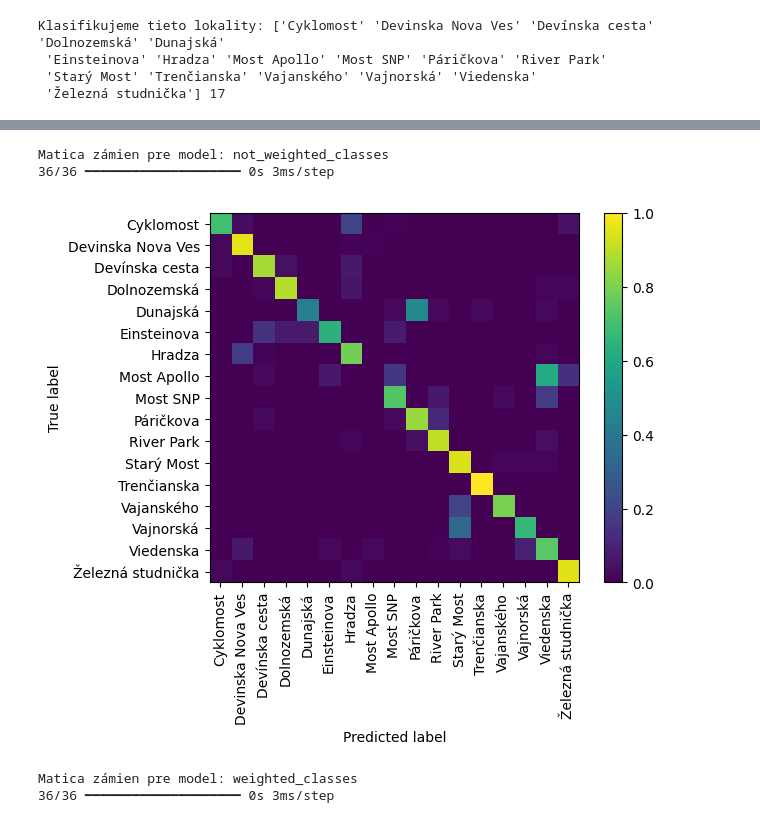
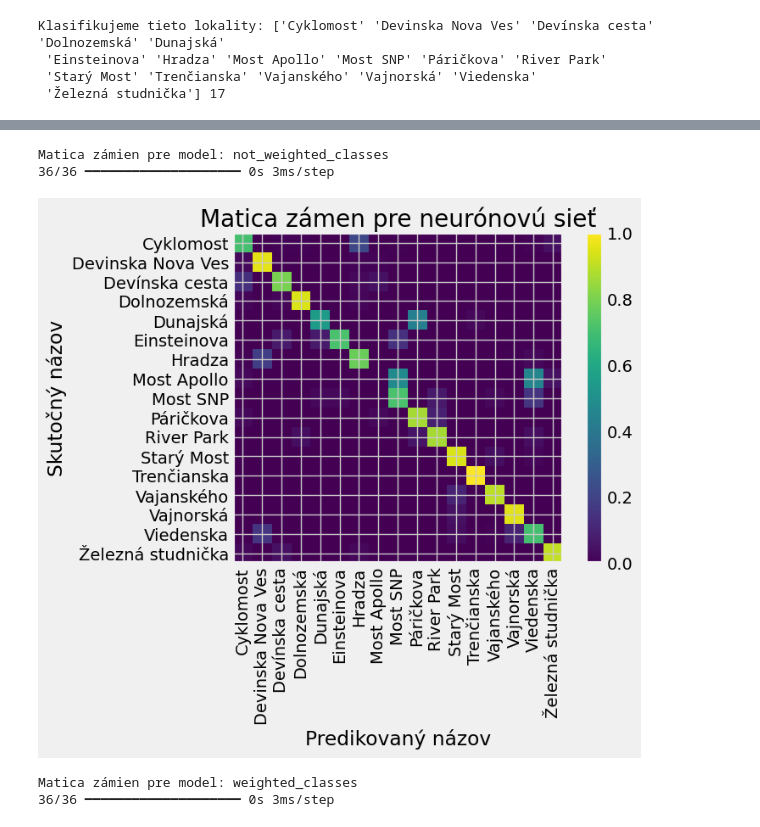
Before and after one commit to sugy-w/PRIDAV-JPD, a Jupyter notebook: Routes Classifier/neural_network.ipynb, the cells around one changed output, grey strips where cells are left out. Drawn from its saved outputs; the diff is of its cells as text; code cells hidden in the pictures.

```diff
--- a/Routes Classifier/neural_network.ipynb
+++ b/Routes Classifier/neural_network.ipynb
@@ -12,5 +12,6 @@ from sklearn.metrics import classification_report as CR, ConfusionMatrixDisplay
 import tensorflow as tf
 from tensorflow.keras.models import Sequential
 from tensorflow.keras.layers import Dense, Dropout, Bidirectional, LSTM, Input
+plt.style.use('fivethirtyeight')
 # %% [markdown]
 # Škálovanie a spájanie názvov
@@ -83,6 +84,7 @@ x.sort_values("Počet",ascending=False)
 | 5 | Einsteinova | 30 | 14 |
 | 12 | Trenčianska | 30 | 14 |
 # %%
+y_train, y_test, class_weights_dict, class_names = classify(y_train, y_test)
 # %% [output]
 Klasifikujeme tieto lokality: ['Cyklomost' 'Devinska Nova Ves' 'Devínska cesta' 'Dolnozemská' 'Dunajská'
  'Einsteinova' 'Hradza' 'Most Apollo' 'Most SNP' 'Páričkova' 'River Park'
@@ -106,6 +108,6 @@ history1 = models["not_weighted_classes"].fit(
     epochs=50,
     batch_size=32,
     validation_split=0.2,
-    verbose=1)
+    verbose=3)
 # %% [output]
 Epoch 1/50
@@ -132,7 +134,7 @@ history2 = models["weighted_classes"].fit(
     batch_size=32,
     validation_split=0.2,
     class_weight=class_weights_dict,
-    verbose=1
+    verbose=3
 )
 # %% [output]
 Epoch 1/50
@@ -195,19 +197,22 @@ Predikcia: Cyklomost
 # %%
 for name, model in models.items():
     print(f"\nMatica zámien pre model: {name}")
     ConfusionMatrixDisplay.from_predictions(
         np.argmax(y_test, axis=1),
         np.argmax(model.predict(X_test), axis=1),
         display_labels=class_names,
         cmap='viridis',
-        xticks_rotation=90,
+        xticks_rotation='vertical',
         normalize='true',
         include_values=False,
     )
+    plt.xlabel("Predikovaný názov")
+    plt.ylabel("Skutočný názov")
+    plt.title("Matica zámen pre neurónovú sieť")
     plt.show()
 # %% [output]
 Matica zámien pre model: not_weighted_classes
 36/36 ━━━━━━━━━━━━━━━━━━━━ 0s 3ms/step
-[figure, old version]
+[figure, new version]
 Matica zámien pre model: weighted_classes
 36/36 ━━━━━━━━━━━━━━━━━━━━ 0s 3ms/step
```
Also changed, not shown: parts of 10 cells of this notebook, 3 other files.
